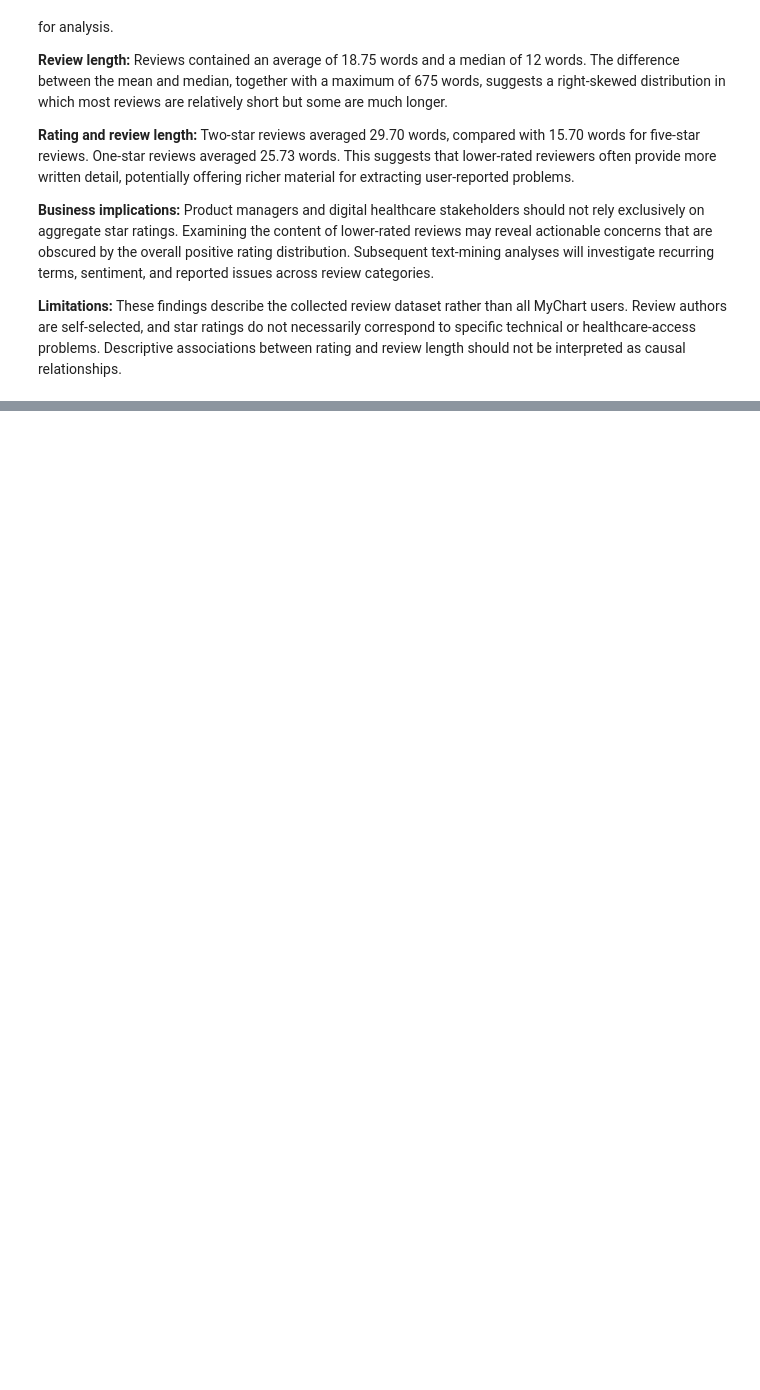
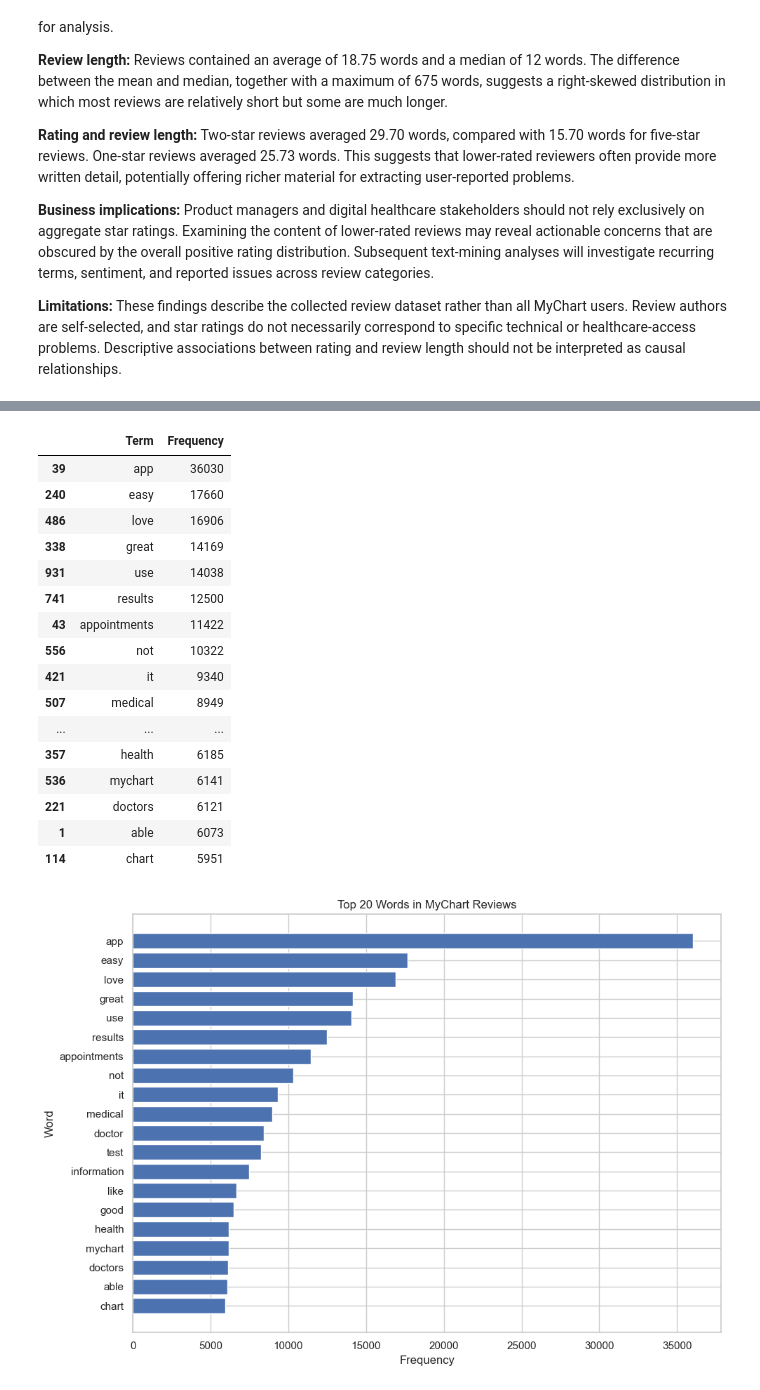
Before and after one commit to sahaiml149/HealthTrust-Watch, a Jupyter notebook: notebooks/ProjectphaseII.ipynb, the cells around one changed output, grey strips where cells are left out. Cells and saved outputs as stored; diff of their text form; code cells hidden in the pictures; blank space fills up the shorter version.

```diff
--- a/notebooks/ProjectphaseII.ipynb
+++ b/notebooks/ProjectphaseII.ipynb
@@ -458,0 +523,55 @@ plt.show()
+# %%
+
+from sklearn.feature_extraction.text import CountVectorizer
+import matplotlib.pyplot as plt
+import pandas as pd
+
+texts = mychart_clean.loc[
+    mychart_clean["processed_text"].ne(""),
+    "processed_text"
+]
+
+unigram_vectorizer = CountVectorizer(
+    ngram_range=(1, 1),
+    max_features=1000
+)
+
+unigram_matrix = unigram_vectorizer.fit_transform(texts)
+
+unigram_counts = unigram_matrix.sum(axis=0).A1
+
+unigram_df = pd.DataFrame({
+    "Term": unigram_vectorizer.get_feature_names_out(),
+    "Frequency": unigram_counts
+}).sort_values("Frequency", ascending=False)
+
+display(unigram_df.head(20))
+
+top_unigrams = unigram_df.head(20).sort_values("Frequency")
+
+plt.figure(figsize=(10, 7))
+plt.barh(top_unigrams["Term"], top_unigrams["Frequency"])
+plt.title("Top 20 Words in MyChart Reviews")
+plt.xlabel("Frequency")
+plt.ylabel("Word")
+plt.tight_layout()
+plt.show()
+# %% [output]
+|  | Term | Frequency |
+| 39 | app | 36030 |
+| 240 | easy | 17660 |
+| 486 | love | 16906 |
+| 338 | great | 14169 |
+| 931 | use | 14038 |
+| 741 | results | 12500 |
+| 43 | appointments | 11422 |
+| 556 | not | 10322 |
+| 421 | it | 9340 |
+| 507 | medical | 8949 |
+| ... | ... | ... |
+| 357 | health | 6185 |
+| 536 | mychart | 6141 |
+| 221 | doctors | 6121 |
+| 1 | able | 6073 |
+| 114 | chart | 5951 |
+[figure, added]
```
Also changed, not shown: parts of 9 cells of this notebook.
